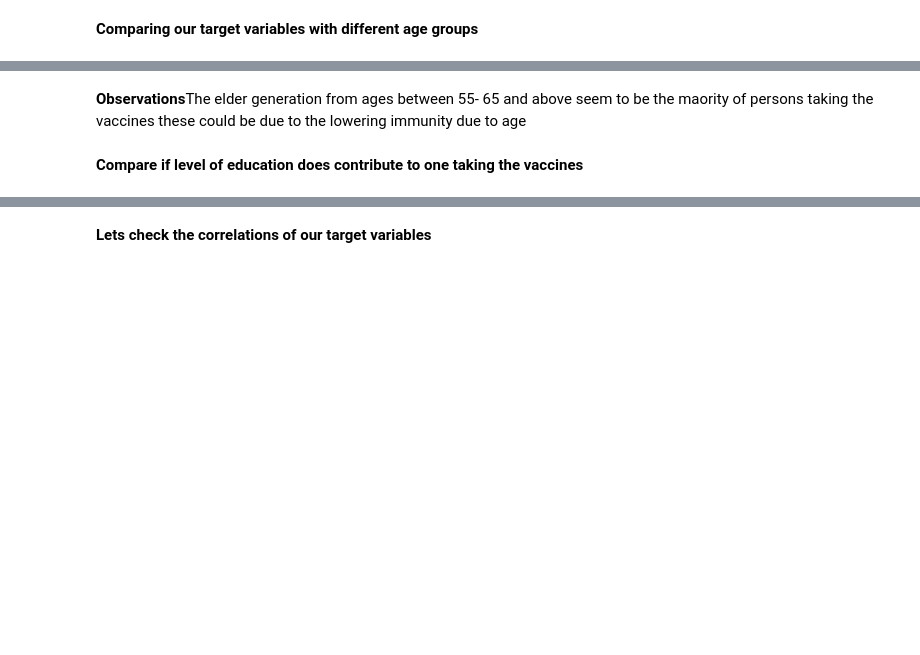
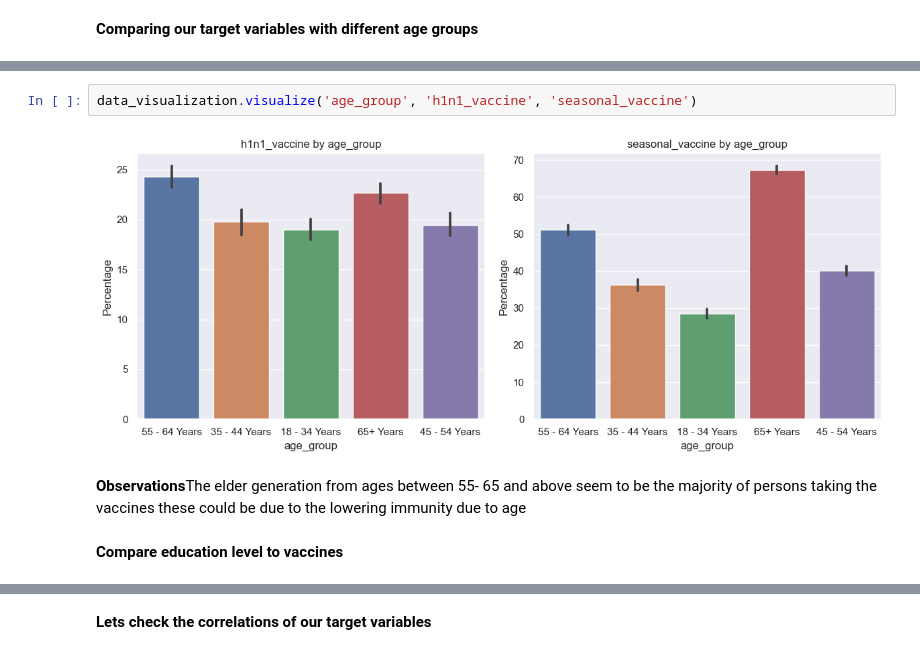
Before and after one commit to Geraldkigotho/Flu-Shot-Learning-project, a Jupyter notebook: project.ipynb, the cells around one changed output, grey strips where cells are left out. Drawn from its saved outputs; the diff is of its cells as text; blank space fills up the shorter version.

```diff
--- a/project.ipynb
+++ b/project.ipynb
@@ -527,4 +509,8 @@ plt.show()
+# %%
+data_visualization.visualize('age_group', 'h1n1_vaccine', 'seasonal_vaccine')
+# %% [output]
+[figure, added]
 # %% [markdown]
-**Observations**The elder generation from ages between 55- 65 and above seem to be the maority of persons taking the vaccines these could be due to the lowering immunity due to age
+**Observations**The elder generation from ages between 55- 65 and above seem to be the majority of persons taking the vaccines these could be due to the lowering immunity due to age
 # %% [markdown]
-**Compare if level of education does contribute to one taking the vaccines**
+**Compare education level to vaccines**
```
Also changed, not shown: parts of 72 cells of this notebook.
